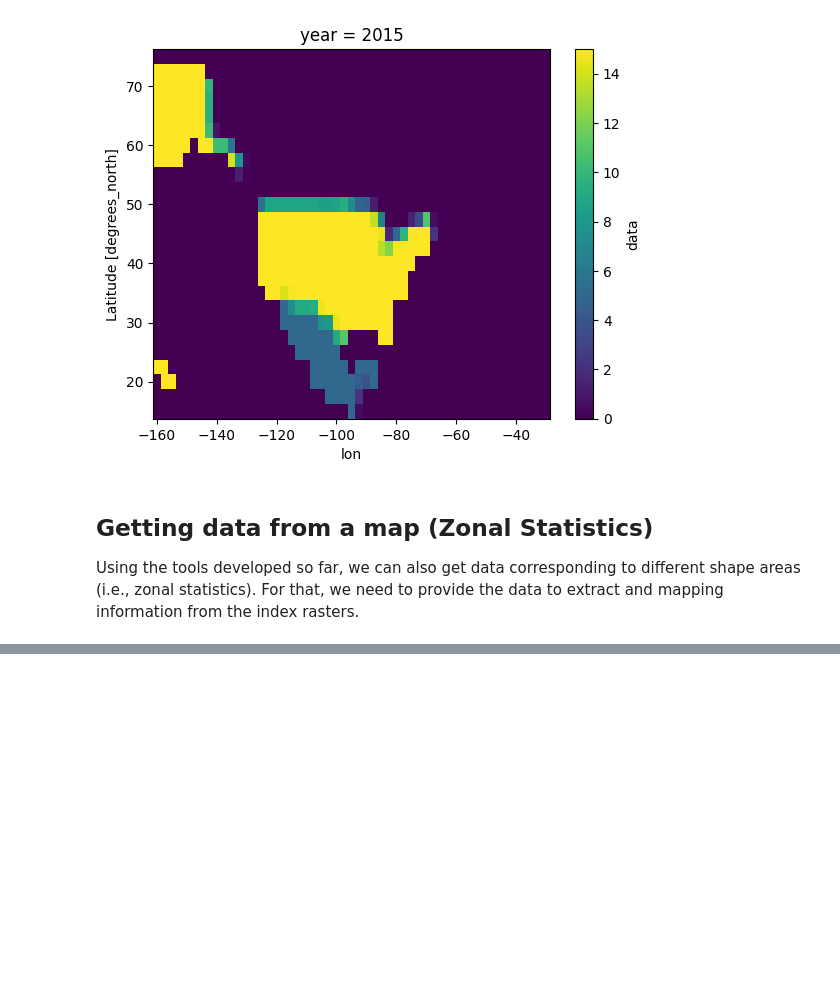
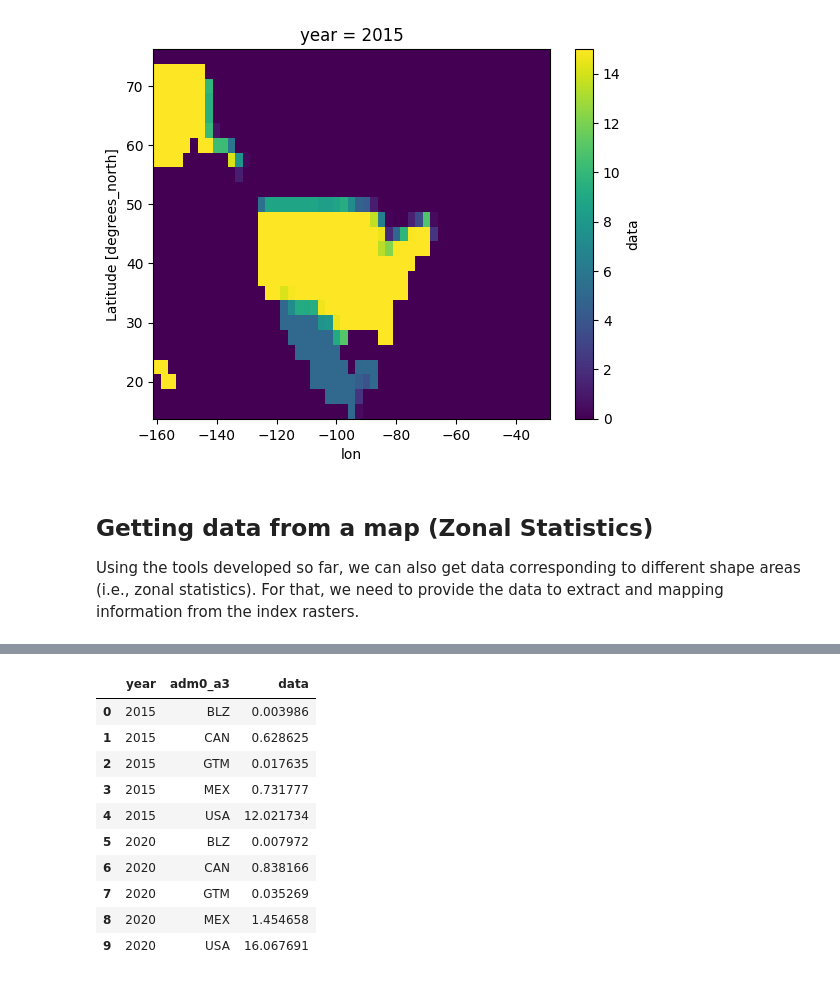
Before and after one commit to gidden/ptolemy, a Jupyter notebook: docs/notebooks/dataframe_to_raster.ipynb, the cells around one changed output, grey strips where cells are left out. Saved outputs shown, nothing was run; the diff lists cells and outputs as text; code cells hidden in the pictures; blank space fills up the shorter version.

```diff
--- a/docs/notebooks/dataframe_to_raster.ipynb
+++ b/docs/notebooks/dataframe_to_raster.ipynb
@@ -129,0 +125,14 @@ dtype: float64
+# %%
+pt.raster_to_df(ds, idxr_w, func="mean")
+# %% [output]
+|  | year | adm0_a3 | data |
+| 0 | 2015 | BLZ | 0.003986 |
+| 1 | 2015 | CAN | 0.628625 |
+| 2 | 2015 | GTM | 0.017635 |
+| 3 | 2015 | MEX | 0.731777 |
+| 4 | 2015 | USA | 12.021734 |
+| 5 | 2020 | BLZ | 0.007972 |
+| 6 | 2020 | CAN | 0.838166 |
+| 7 | 2020 | GTM | 0.035269 |
+| 8 | 2020 | MEX | 1.454658 |
+| 9 | 2020 | USA | 16.067691 |
```
Also changed, not shown: parts of 11 cells of this notebook.
